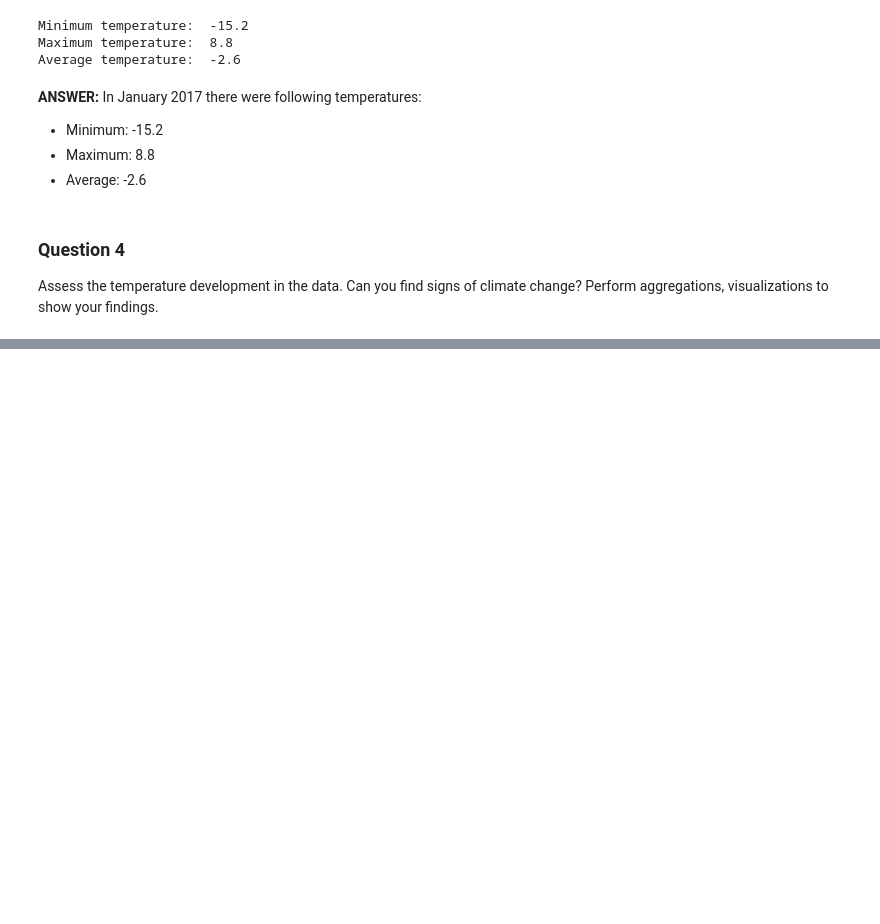
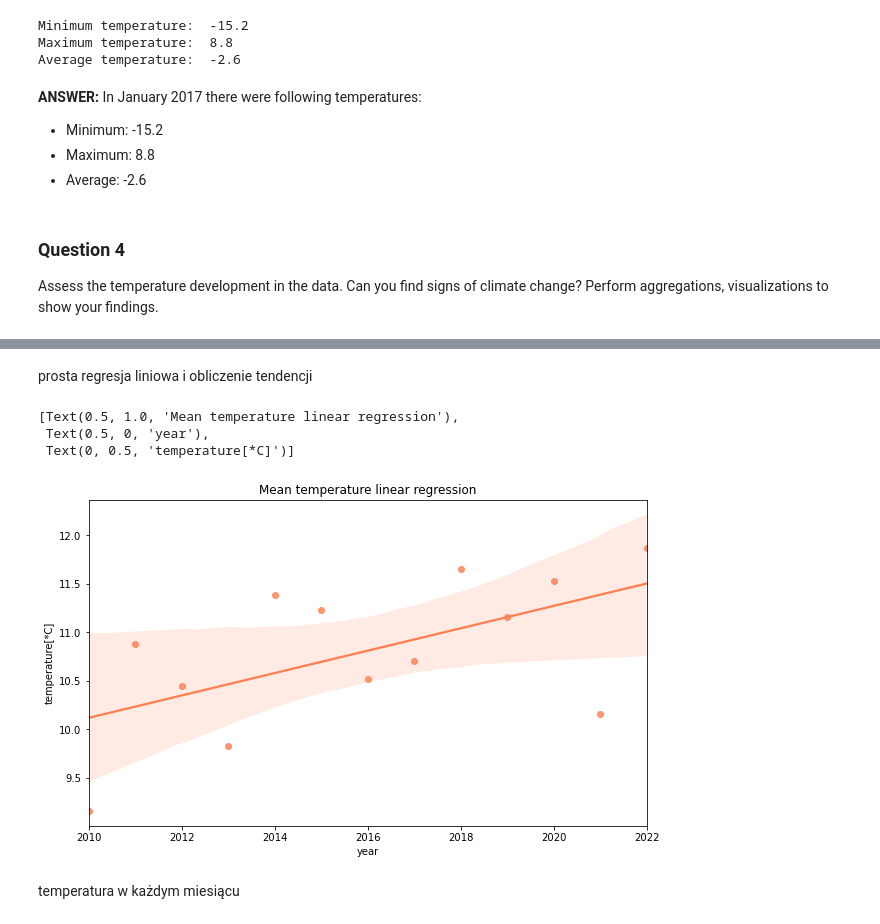
Before and after one commit to wojciechkarcz/SQL_Python_coding_challenge, a Jupyter notebook: part2_python.ipynb, the cells around one changed output, grey strips where cells are left out. Cells and saved outputs as stored; diff of their text form; code cells hidden in the pictures; blank space fills up the shorter version.

```diff
--- a/part2_python.ipynb
+++ b/part2_python.ipynb
@@ -288,0 +295,13 @@ df_monthly_mean['temp'].plot()
+# %% [markdown]
+prosta regresja liniowa i obliczenie tendencji
+# %%
+plt.figure(figsize=(10,6))
+ax = sns.regplot(data=df_year_mean, x=df_year_mean.index, y=df_year_mean.values, color="coral")
+ax.set(title='Mean temperature linear regression', xlabel='year', ylabel='temperature[*C]')
+# %% [output]
+[Text(0.5, 1.0, 'Mean temperature linear regression'),
+ Text(0.5, 0, 'year'),
+ Text(0, 0.5, 'temperature[*C]')]
+[figure, added]
+# %% [markdown]
+temperatura w każdym miesiącu
```
Also changed, not shown: parts of 19 cells of this notebook.
